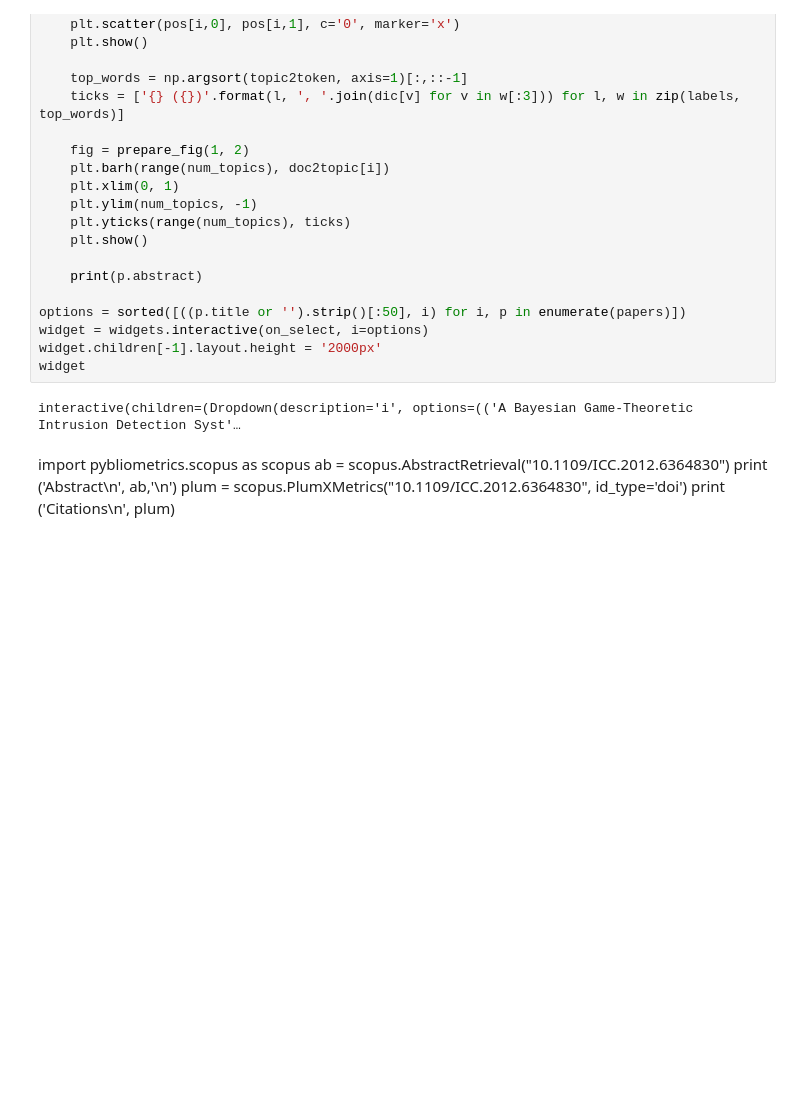
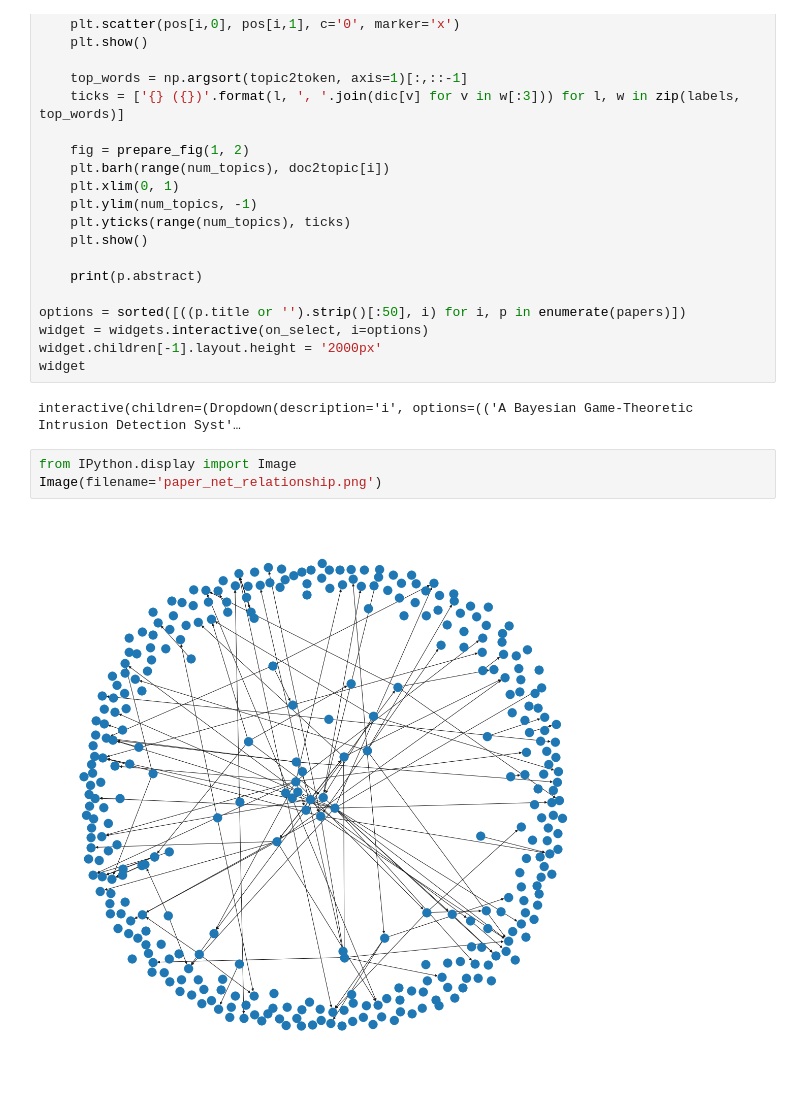
Before and after one commit to LMBertholdo/coop_bibliometric, a Jupyter notebook: coop.ipynb, the cells around one changed output. Saved outputs shown, nothing was run; the diff lists cells and outputs as text; blank space fills up the shorter version.

```diff
--- a/coop.ipynb
+++ b/coop.ipynb
@@ -882,9 +882,8 @@ widget.children[-1].layout.height = '2000px'
 widget
 # %% [output]
 interactive(children=(Dropdown(description='i', options=(('A Bayesian Game-Theoretic Intrusion Detection Syst'…
-# %% [markdown]
-import pybliometrics.scopus as scopus
-ab = scopus.AbstractRetrieval("10.1109/ICC.2012.6364830")
-print ('Abstract\n', ab,'\n')
-plum = scopus.PlumXMetrics("10.1109/ICC.2012.6364830", id_type='doi')
-print ('Citations\n', plum)
+# %%
+from IPython.display import Image
+Image(filename='paper_net_relationship.png')
+# %% [output]
+[figure, added]
```
Also changed, not shown: parts of 1 cell of this notebook.
